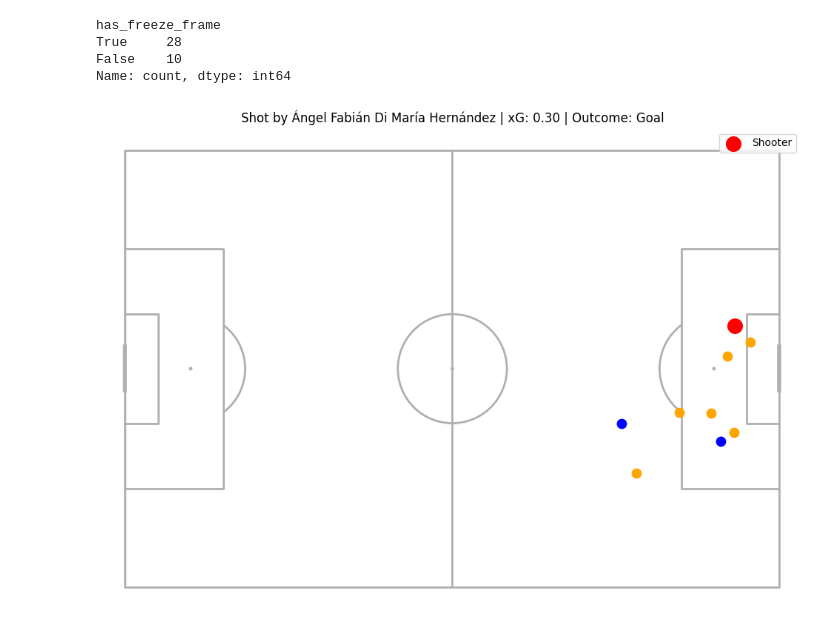
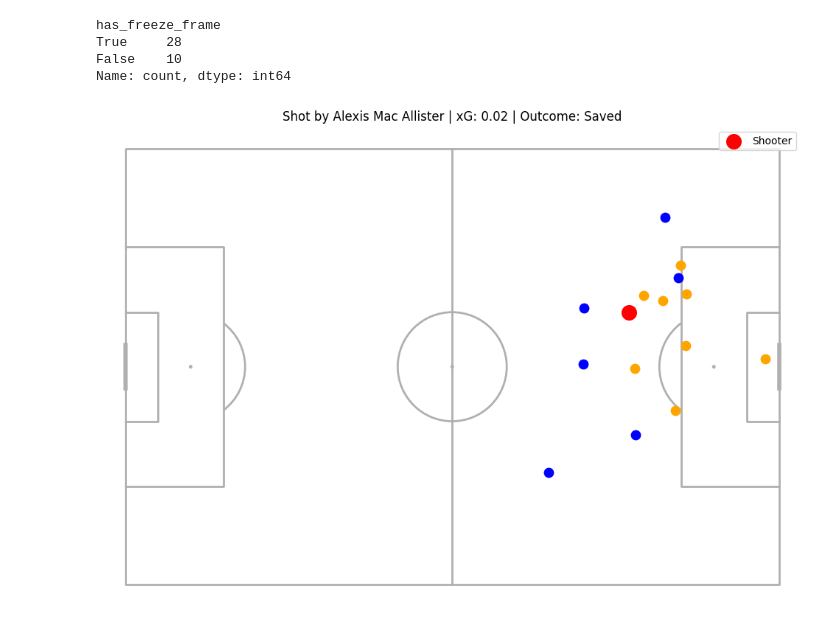
Before and after one commit to chidianagu/xg-model, a Jupyter notebook: notebooks/01_data_exploration.ipynb, the cells around one changed output. Cells and saved outputs as stored; diff of their text form; code cells hidden in the pictures.

```diff
--- a/notebooks/01_data_exploration.ipynb
+++ b/notebooks/01_data_exploration.ipynb
@@ -203,31 +203,28 @@ Name: count, dtype: int64
 # %%
 # Visualising shots
 
 # Picking shot
 
-shot = shots[
-    (shots['player'] == 'Ángel Fabián Di María Hernández') &
-    (shots['shot_outcome'] == 'Goal')
-    ].iloc[0]
+shot = shots[shots['location'].apply(lambda l: l[0] < 100)].iloc[0]
 
 shot_loc = shot['location']
 freeze_frame = shot['shot_freeze_frame']
 
 # Setting up pitch
 pitch = Pitch(pitch_type='statsbomb')
 fig, ax = pitch.draw(figsize=(10, 7))
 
 #Plotting shooter
 pitch.scatter(shot_loc[0], shot_loc[1], ax=ax, color='red', s=200, label='Shooter')
 
 #Plotting teammates and opponents
 for player in freeze_frame:
     loc = player['location']
     color = 'blue' if player['teammate'] else 'orange'
     pitch.scatter(loc[0], loc[1], ax=ax, color=color, s=80, zorder=2)
 
 ax.set_title(f"Shot by {shot['player']} | xG: {shot['shot_statsbomb_xg']:.2f} | Outcome: {shot['shot_outcome']}")
 plt.legend()
 plt.show()
 # %% [output]
-[figure, old version]
+[figure, new version]
```
Also changed, not shown: parts of 10 cells of this notebook, 1 other file.
